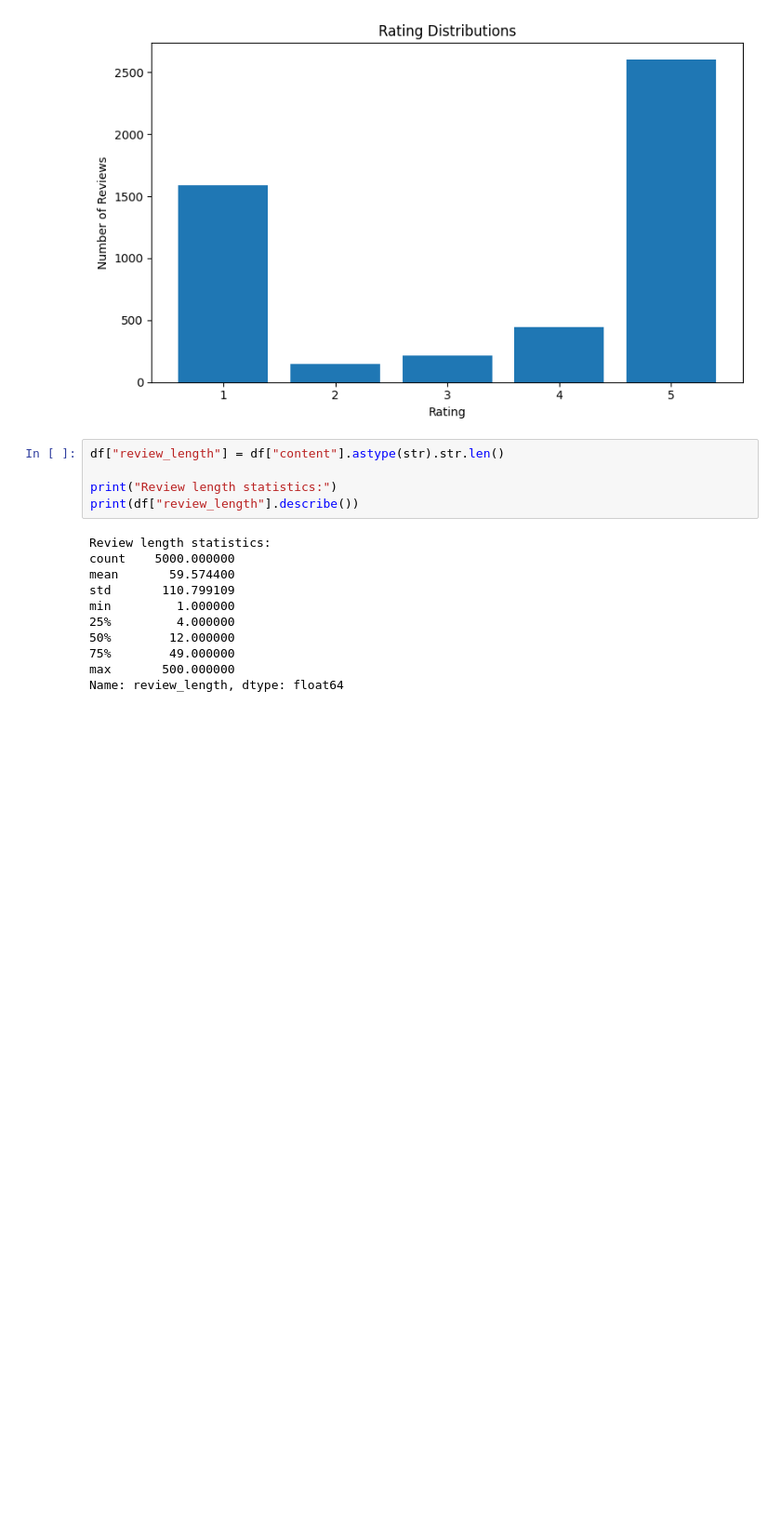
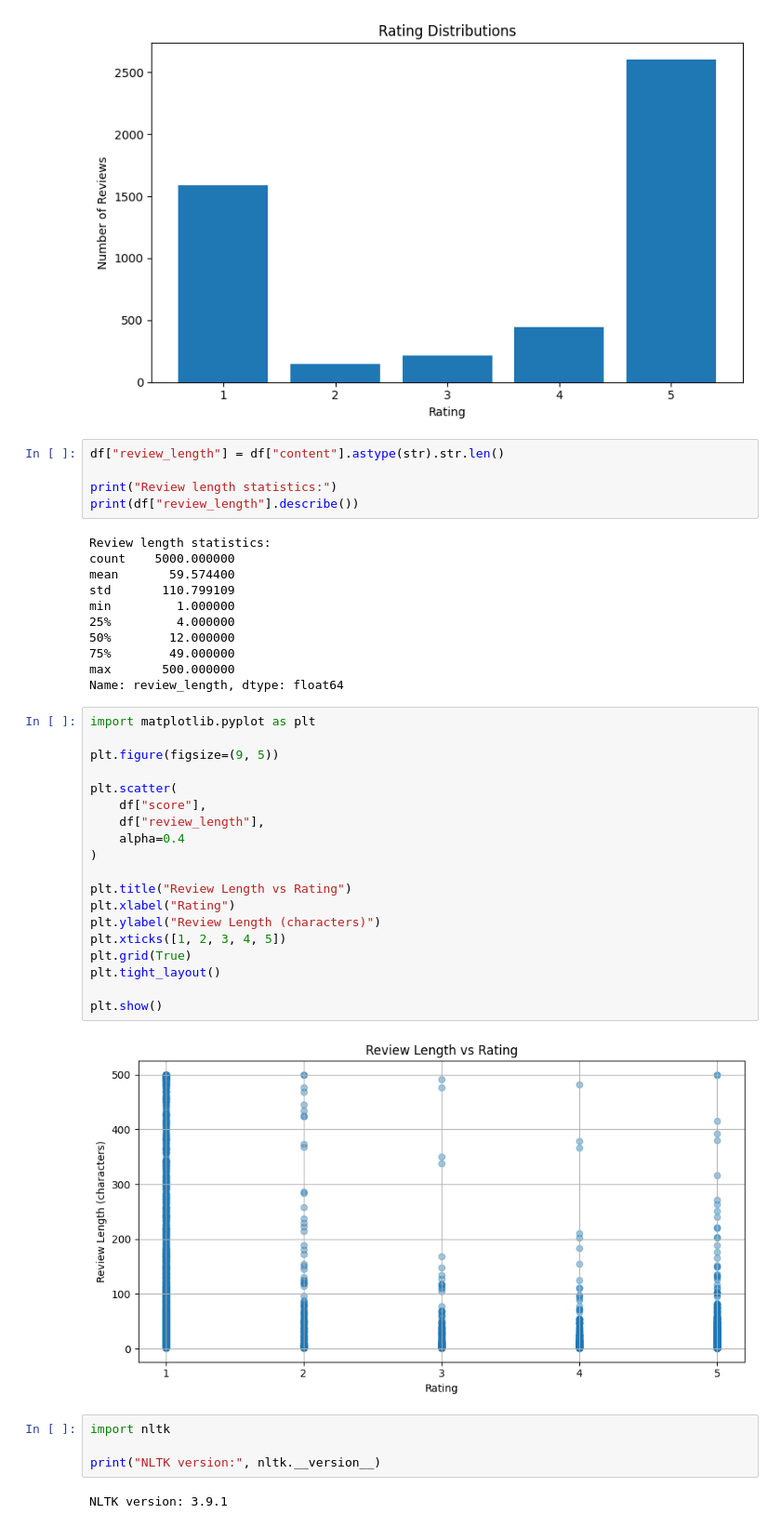
Before and after one commit to Arpita-3/NLP-Customer-Review-Complaint-Analyzer, a Jupyter notebook: src/jupyter_files/phase 03 nlp_processing.ipynb, the cells around one changed output. Shown at 93% size. Cells and saved outputs as stored; diff of their text form; blank space fills up the shorter version.

```diff
--- a/src/jupyter_files/phase 03 nlp_processing.ipynb
+++ b/src/jupyter_files/phase 03 nlp_processing.ipynb
@@ -116,3 +116,30 @@ min         1.000000
 75%        49.000000
 max       500.000000
 Name: review_length, dtype: float64
+# %%
+import matplotlib.pyplot as plt
+
+plt.figure(figsize=(9, 5))
+
+plt.scatter(
+    df["score"],
+    df["review_length"],
+    alpha=0.4
+)
+
+plt.title("Review Length vs Rating")
+plt.xlabel("Rating")
+plt.ylabel("Review Length (characters)")
+plt.xticks([1, 2, 3, 4, 5])
+plt.grid(True)
+plt.tight_layout()
+
+plt.show()
+# %% [output]
+[figure, added]
+# %%
+import nltk
+
+print("NLTK version:", nltk.__version__)
+# %% [output]
+NLTK version: 3.9.1
```
Also changed, not shown: parts of 9 cells of this notebook.
